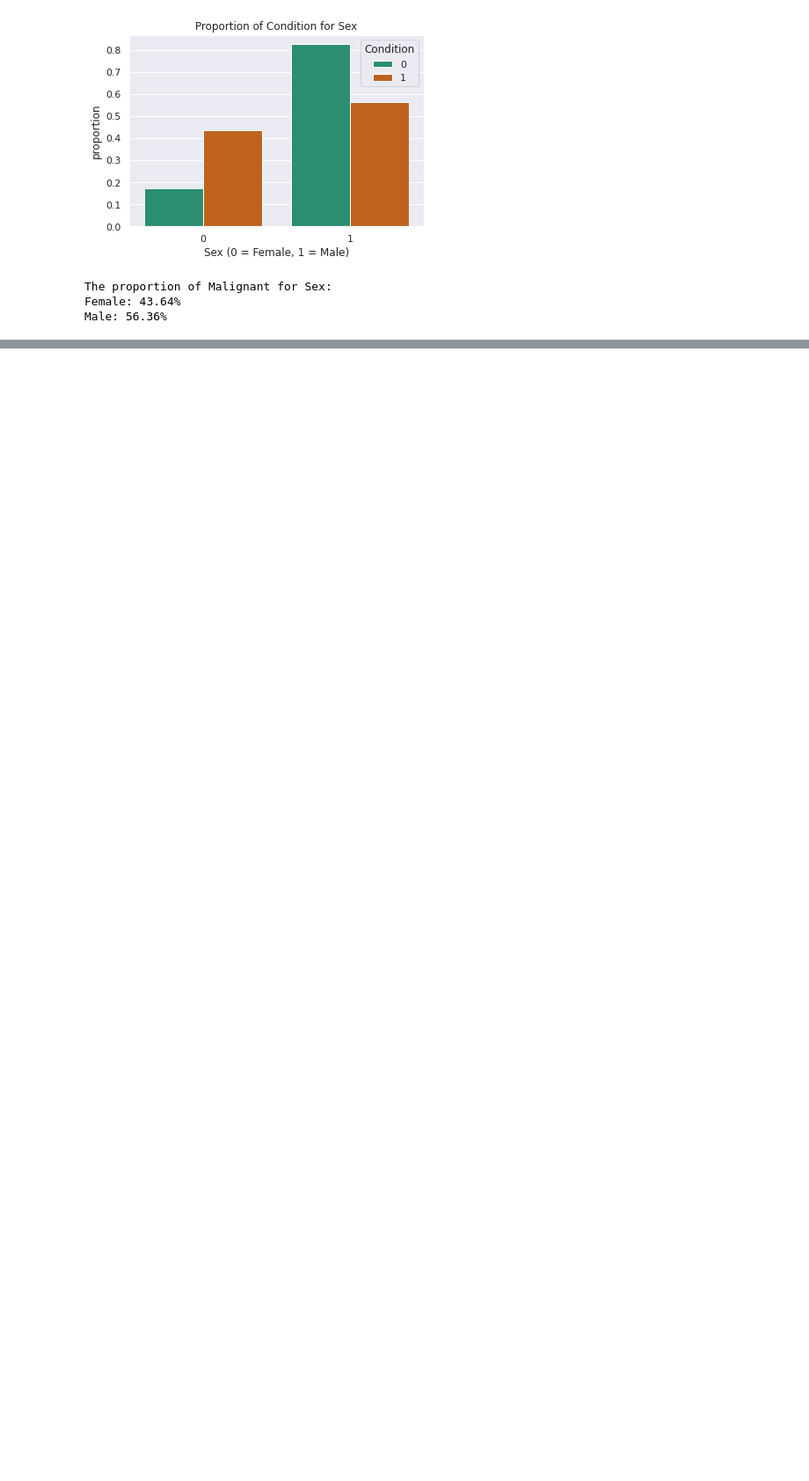
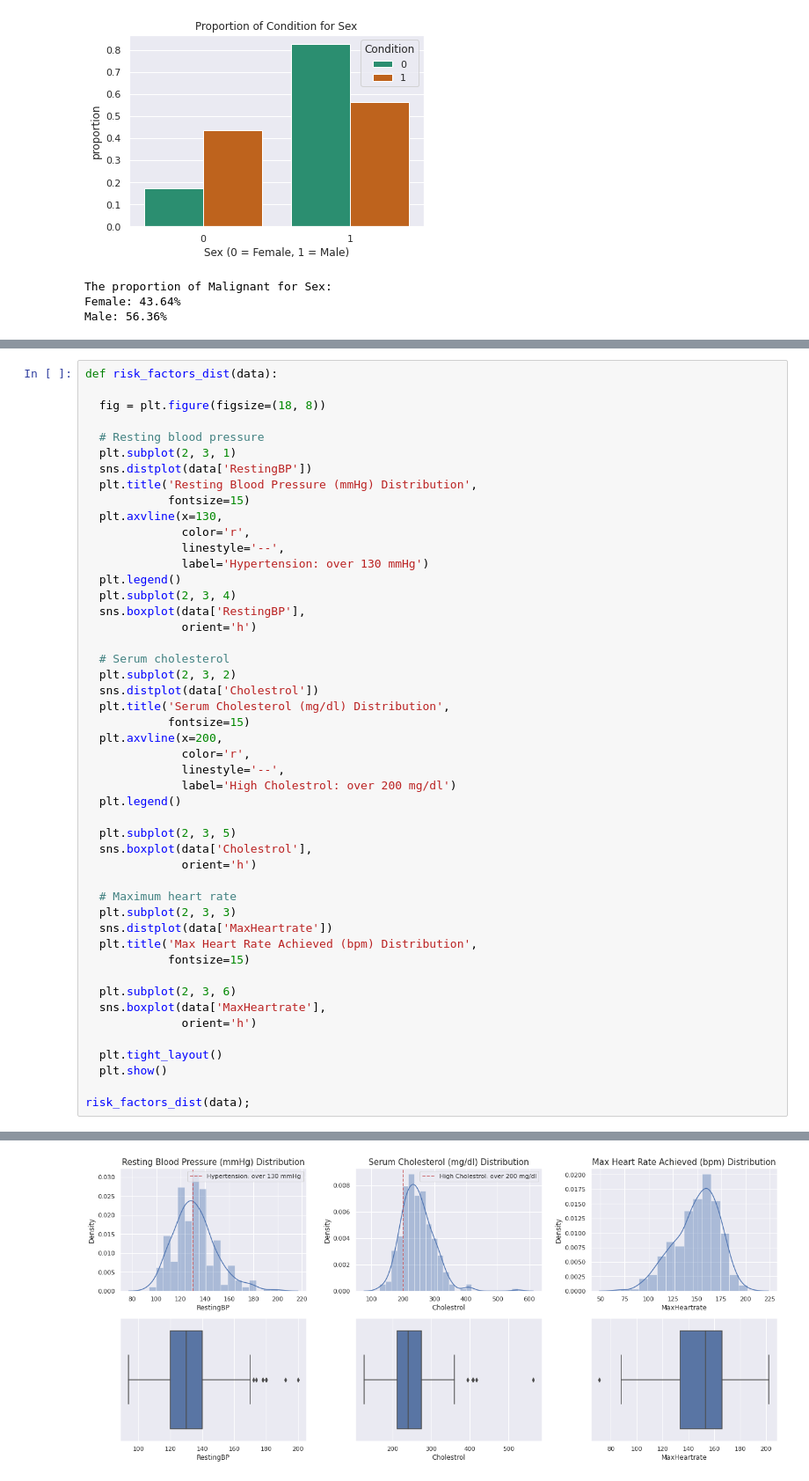
Before and after one commit to bayloid/heart, a Jupyter notebook: index.ipynb, the cells around one changed output, grey strips where cells are left out. Shown: that part at 88% size. Cells and saved outputs as stored; diff of their text form; blank space fills up the shorter version.

```diff
--- a/index.ipynb
+++ b/index.ipynb
@@ -175,0 +224,49 @@ Male: 56.36%
+# %%
+def risk_factors_dist(data):
+
+  fig = plt.figure(figsize=(18, 8))
+
+  # Resting blood pressure
+  plt.subplot(2, 3, 1)
+  sns.distplot(data['RestingBP'])
+  plt.title('Resting Blood Pressure (mmHg) Distribution',
+            fontsize=15)
+  plt.axvline(x=130,
+              color='r',
+              linestyle='--',
+              label='Hypertension: over 130 mmHg')
+  plt.legend()
+  plt.subplot(2, 3, 4)
+  sns.boxplot(data['RestingBP'],
+              orient='h')
+
+  # Serum cholesterol
+  plt.subplot(2, 3, 2)
+  sns.distplot(data['Cholestrol'])
+  plt.title('Serum Cholesterol (mg/dl) Distribution',
+            fontsize=15)
+  plt.axvline(x=200,
+              color='r',
+              linestyle='--',
+              label='High Cholestrol: over 200 mg/dl')
+  plt.legend()
+
+  plt.subplot(2, 3, 5)
+  sns.boxplot(data['Cholestrol'],
+              orient='h')
+
+  # Maximum heart rate
+  plt.subplot(2, 3, 3)
+  sns.distplot(data['MaxHeartrate'])
+  plt.title('Max Heart Rate Achieved (bpm) Distribution',
+            fontsize=15)
+
+  plt.subplot(2, 3, 6)
+  sns.boxplot(data['MaxHeartrate'],
+              orient='h')
+
+  plt.tight_layout()
+  plt.show()
+
+risk_factors_dist(data);
+# %% [output]
@@ -175,0 +289 @@ Male: 56.36%
+[figure, added]
```
Also changed, not shown: parts of 10 cells of this notebook.
